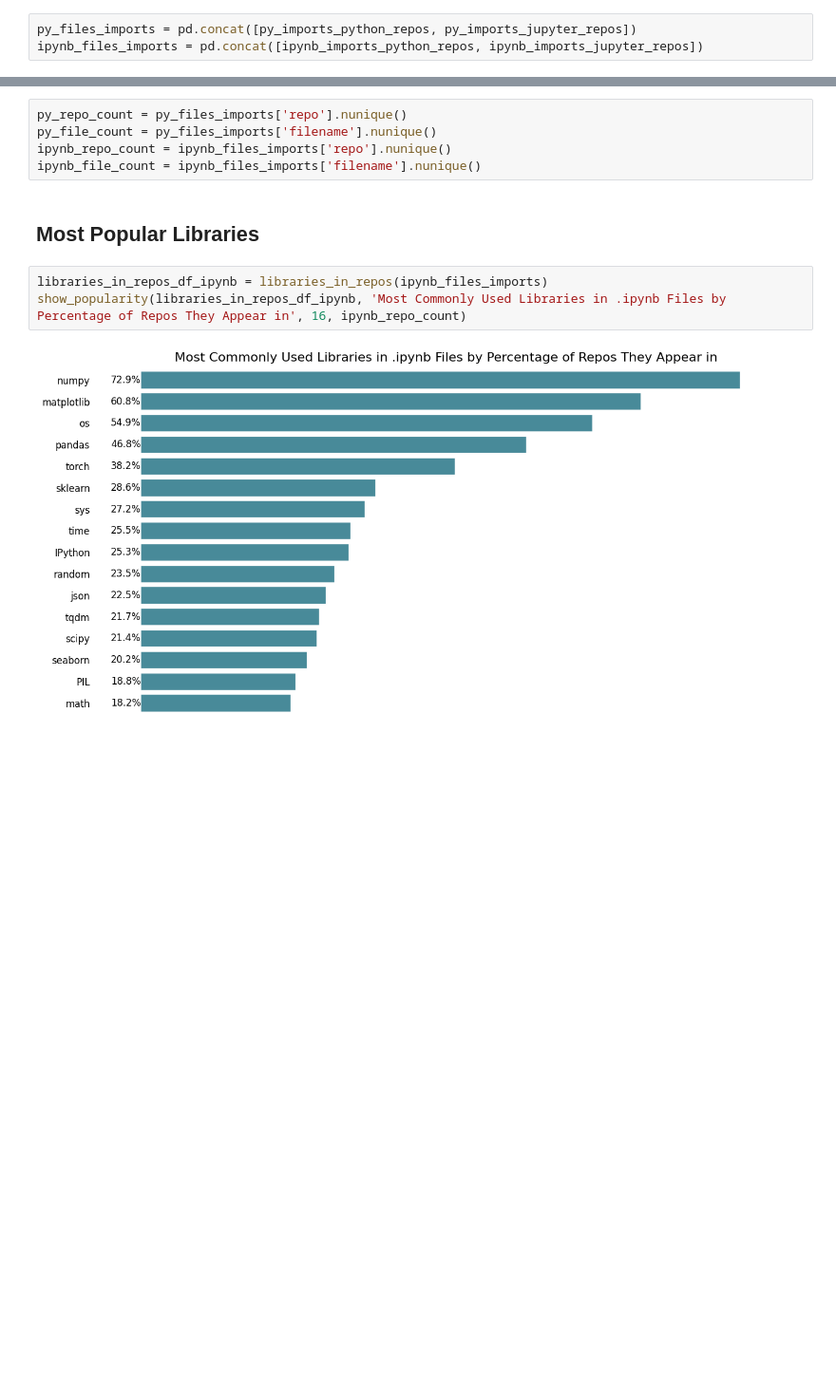
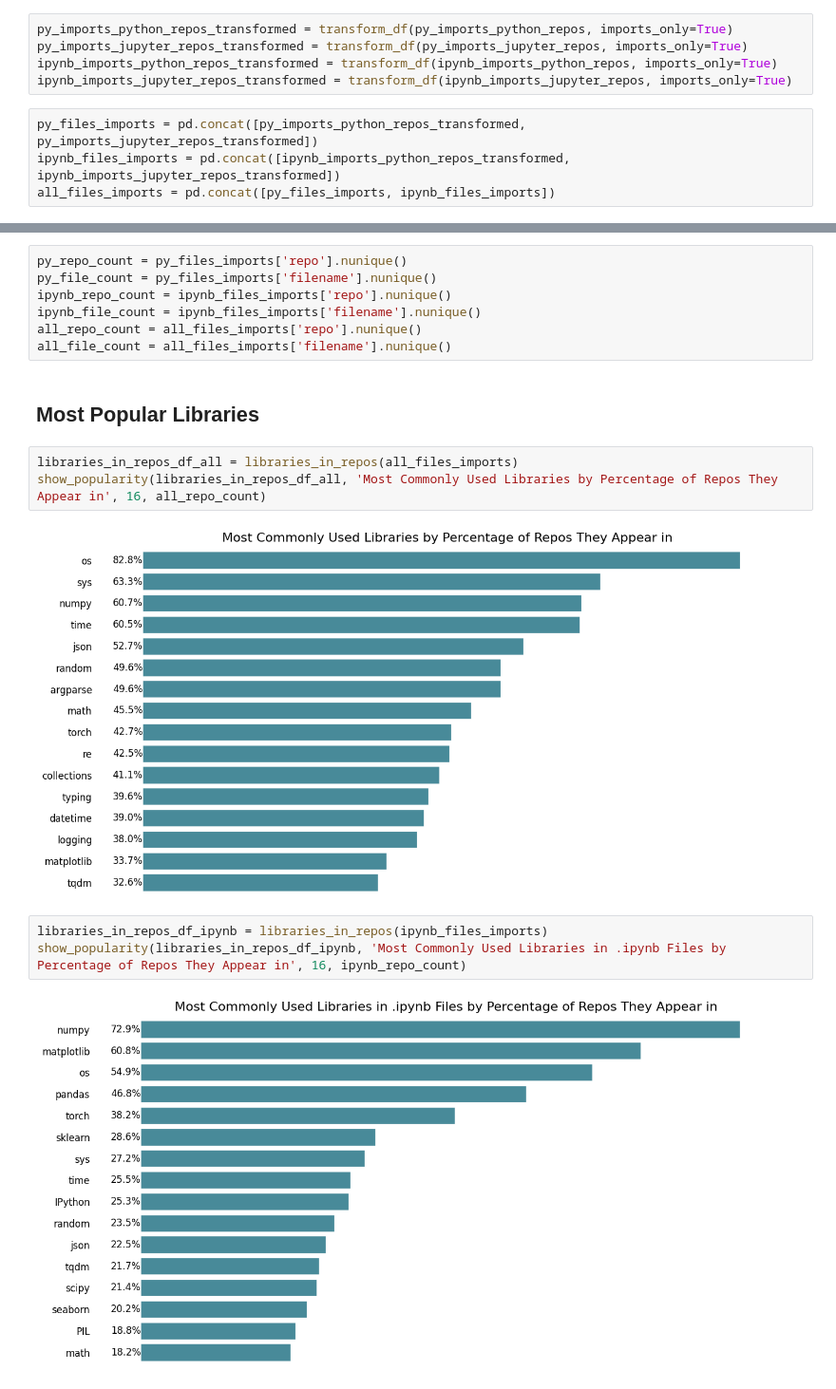
Before and after one commit to tobias-talaj/top-python-repos-analysis, a Jupyter notebook: notebooks/all_libraries_analysis.ipynb, the cells around one changed output, grey strips where cells are left out. Shown at 95% size. Saved outputs shown, nothing was run; the diff lists cells and outputs as text; blank space fills up the shorter version.

```diff
--- a/notebooks/all_libraries_analysis.ipynb
+++ b/notebooks/all_libraries_analysis.ipynb
@@ -11,6 +11,12 @@ ipynb_imports_jupyter_repos = pd.read_parquet('../data/ipynb_imports_jupyter_rep
 ipynb_imports_python_repos = pd.read_parquet('../data/ipynb_imports_python_repos.parquet')
 py_imports_jupyter_repos = pd.read_parquet('../data/py_imports_jupyter_repos.parquet')
 py_imports_python_repos = pd.read_parquet('../data/py_imports_python_repos.parquet')
+# %%
+py_imports_python_repos_transformed = transform_df(py_imports_python_repos, imports_only=True)
+py_imports_jupyter_repos_transformed = transform_df(py_imports_jupyter_repos, imports_only=True)
+ipynb_imports_python_repos_transformed = transform_df(ipynb_imports_python_repos, imports_only=True)
+ipynb_imports_jupyter_repos_transformed = transform_df(ipynb_imports_jupyter_repos, imports_only=True)
 # %%
-py_files_imports = pd.concat([py_imports_python_repos, py_imports_jupyter_repos])
-ipynb_files_imports = pd.concat([ipynb_imports_python_repos, ipynb_imports_jupyter_repos])
+py_files_imports = pd.concat([py_imports_python_repos_transformed, py_imports_jupyter_repos_transformed])
+ipynb_files_imports = pd.concat([ipynb_imports_python_repos_transformed, ipynb_imports_jupyter_repos_transformed])
+all_files_imports = pd.concat([py_files_imports, ipynb_files_imports])
@@ -59,8 +25,15 @@ py_repo_count = py_files_imports['repo'].nunique()
 py_file_count = py_files_imports['filename'].nunique()
 ipynb_repo_count = ipynb_files_imports['repo'].nunique()
 ipynb_file_count = ipynb_files_imports['filename'].nunique()
+all_repo_count = all_files_imports['repo'].nunique()
+all_file_count = all_files_imports['filename'].nunique()
 # %% [markdown]
 ## Most Popular Libraries
+# %%
+libraries_in_repos_df_all = libraries_in_repos(all_files_imports)
+show_popularity(libraries_in_repos_df_all, 'Most Commonly Used Libraries by Percentage of Repos They Appear in', 16, all_repo_count)
+# %% [output]
+[figure, added]
 # %%
 libraries_in_repos_df_ipynb = libraries_in_repos(ipynb_files_imports)
 show_popularity(libraries_in_repos_df_ipynb, 'Most Commonly Used Libraries in .ipynb Files by Percentage of Repos They Appear in', 16, ipynb_repo_count)
```
Also changed, not shown: parts of 22 cells of this notebook, 1 other file.
